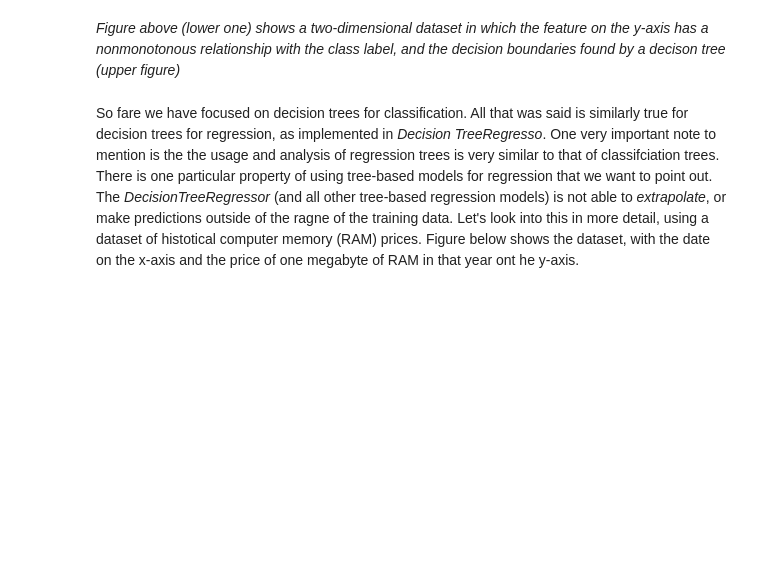
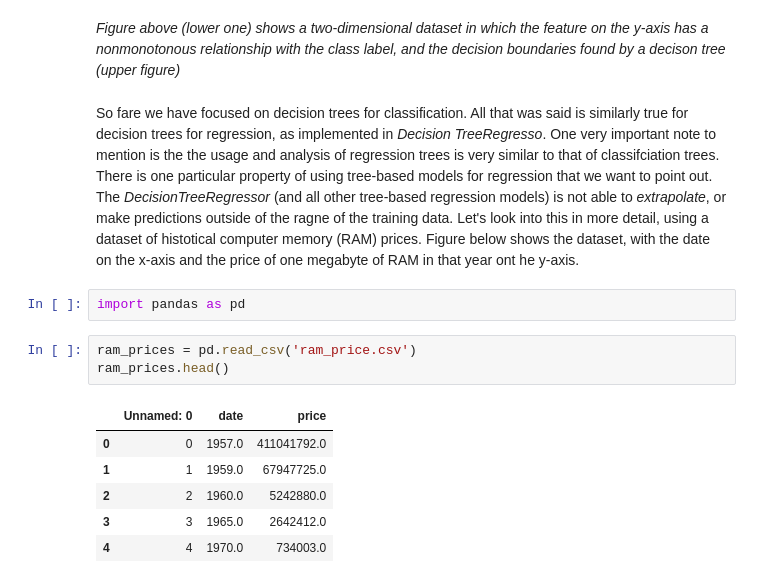
Before and after one commit to abudata/Machine_Learning, a Jupyter notebook: Supervised_Learning_Decision_Trees.ipynb, the cells around one changed output. Cells and saved outputs as stored; diff of their text form; blank space fills up the shorter version.

```diff
--- a/Supervised_Learning_Decision_Trees.ipynb
+++ b/Supervised_Learning_Decision_Trees.ipynb
@@ -185,3 +185,15 @@ Feature importances: [ 0.  1.]
 So fare we have focused on decision trees for classification. All that was said is similarly true for decision trees for regression, as implemented in *Decision TreeRegresso*.
 One very important note to mention is the the usage and analysis of regression trees is very similar to that of classifciation trees. There is one particular property of using tree-based models for regression that we want to point out. The *DecisionTreeRegressor* (and all other tree-based regression models) is not able to *extrapolate*, or make predictions outside of the ragne of the training data.
 Let's look into this in more detail, using a dataset of histotical computer memory (RAM) prices. Figure below shows the dataset, with the date on the x-axis and the price of one megabyte of RAM in that year ont he y-axis.
+# %%
+import pandas as pd
+# %%
+ram_prices = pd.read_csv('ram_price.csv')
+ram_prices.head()
+# %% [output]
+|  | Unnamed: 0 | date | price |
+| 0 | 0 | 1957.0 | 411041792.0 |
+| 1 | 1 | 1959.0 | 67947725.0 |
+| 2 | 2 | 1960.0 | 5242880.0 |
+| 3 | 3 | 1965.0 | 2642412.0 |
+| 4 | 4 | 1970.0 | 734003.0 |
```
Also changed, not shown: parts of 9 cells of this notebook.
